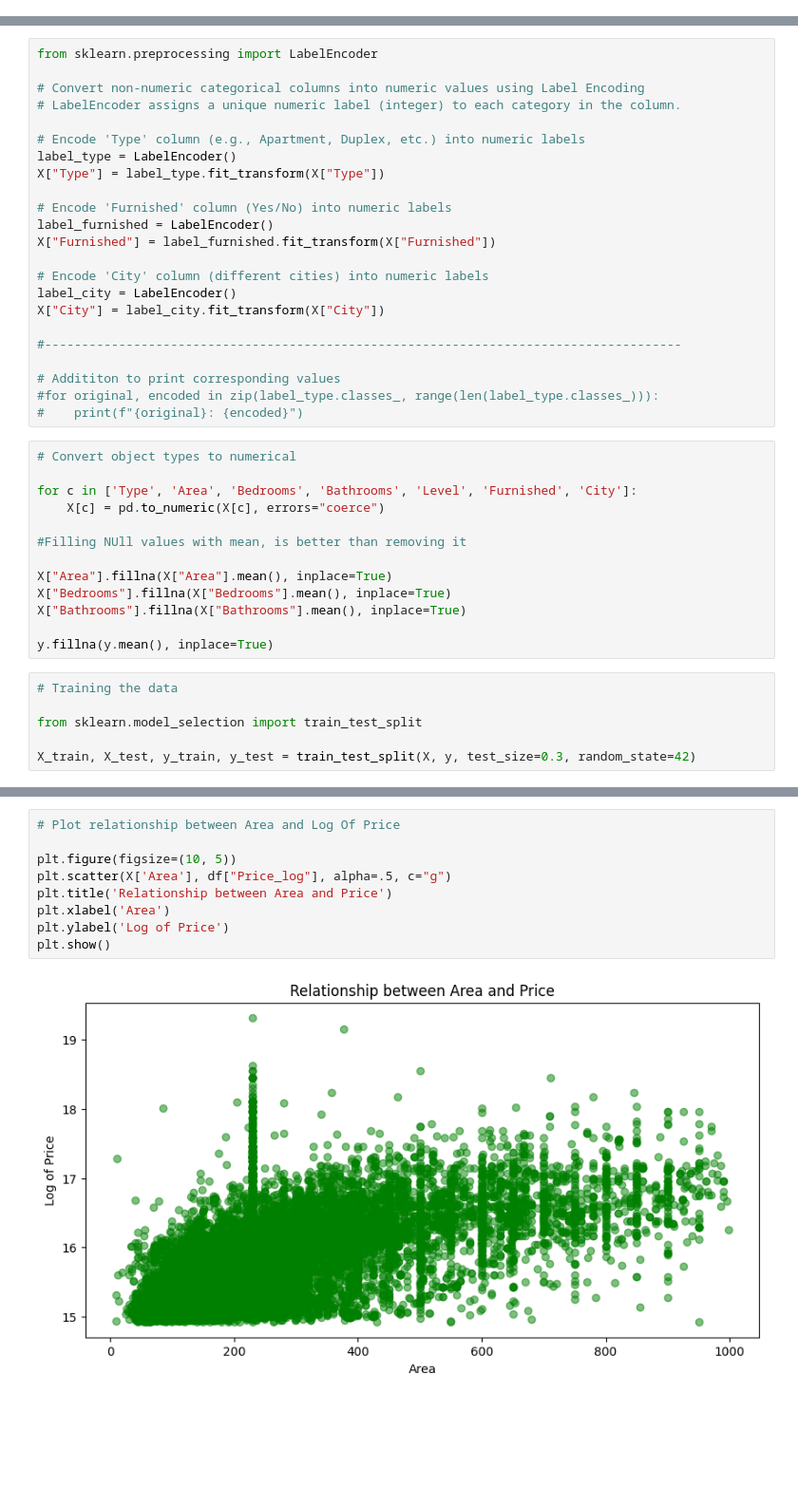
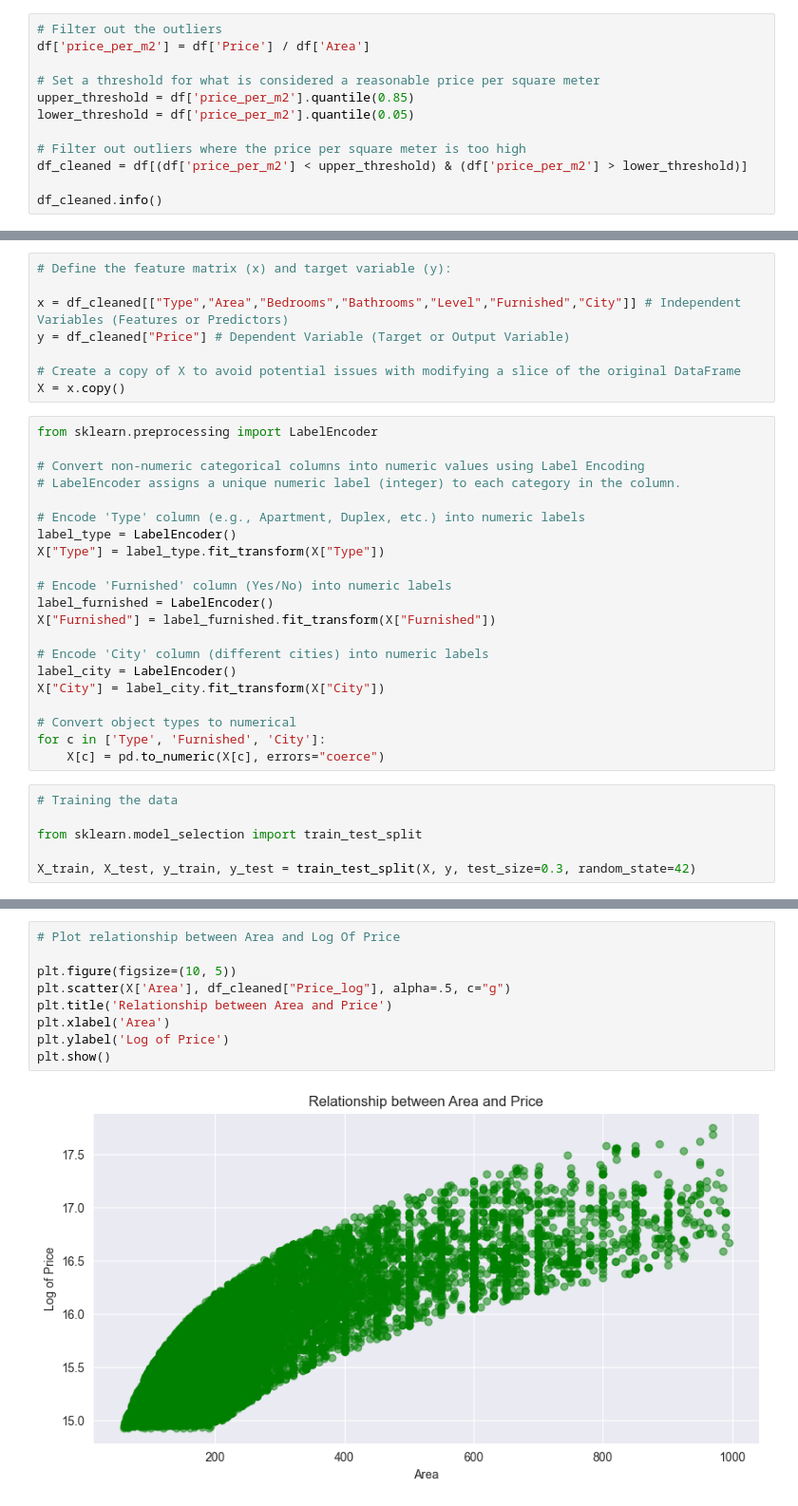
Before and after one commit to faris-agour/house-price-prediction, a Jupyter notebook: project.ipynb, the cells around one changed output, grey strips where cells are left out. Shown at 95% size. Drawn from its saved outputs; the diff is of its cells as text; blank space fills up the shorter version.

Commit message:
Fix: Handle the outlier values of the dataset

```diff
--- a/project.ipynb
+++ b/project.ipynb
@@ -67,0 +75,12 @@ X = x.copy()
+# %%
+# Filter out the outliers
+df['price_per_m2'] = df['Price'] / df['Area']
+
+# Set a threshold for what is considered a reasonable price per square meter
+upper_threshold = df['price_per_m2'].quantile(0.85)
+lower_threshold = df['price_per_m2'].quantile(0.05)
+
+# Filter out outliers where the price per square meter is too high
+df_cleaned = df[(df['price_per_m2'] < upper_threshold) & (df['price_per_m2'] > lower_threshold)]
+
+df_cleaned.info()
@@ -68,3 +105,11 @@ X = x.copy()
+# %%
+# Define the feature matrix (x) and target variable (y):
+
+x = df_cleaned[["Type","Area","Bedrooms","Bathrooms","Level","Furnished","City"]] # Independent Variables (Features or Predictors)
+y = df_cleaned["Price"] # Dependent Variable (Target or Output Variable)
+
+# Create a copy of X to avoid potential issues with modifying a slice of the original DataFrame
+X = x.copy()
 # %%
 from sklearn.preprocessing import LabelEncoder
 
@@ -83,24 +128,9 @@ X["Furnished"] = label_furnished.fit_transform(X["Furnished"])
 label_city = LabelEncoder()
 X["City"] = label_city.fit_transform(X["City"])
 
-#--------------------------------------------------------------------------------------
-
-# Addititon to print corresponding values
-#for original, encoded in zip(label_type.classes_, range(len(label_type.classes_))):
-#    print(f"{original}: {encoded}")
+# Convert object types to numerical
+for c in ['Type', 'Furnished', 'City']:
+    X[c] = pd.to_numeric(X[c], errors="coerce")
-# %%
-# Convert object types to numerical
-
-for c in ['Type', 'Area', 'Bedrooms', 'Bathrooms', 'Level', 'Furnished', 'City']:
-    X[c] = pd.to_numeric(X[c], errors="coerce")
-
-#Filling NUll values with mean, is better than removing it
-
-X["Area"].fillna(X["Area"].mean(), inplace=True)
-X["Bedrooms"].fillna(X["Bedrooms"].mean(), inplace=True)
-X["Bathrooms"].fillna(X["Bathrooms"].mean(), inplace=True)
-
-y.fillna(y.mean(), inplace=True)
 # %%
 # Training the data
 
@@ -138,14 +168,14 @@ plt.show()
 # %%
 # Plot relationship between Area and Log Of Price
 
 plt.figure(figsize=(10, 5))
-plt.scatter(X['Area'], df["Price_log"], alpha=.5, c="g")
+plt.scatter(X['Area'], df_cleaned["Price_log"], alpha=.5, c="g")
 plt.title('Relationship between Area and Price')
 plt.xlabel('Area')
 plt.ylabel('Log of Price')
 plt.show()
 # %% [output]
-[figure, old version]
+[figure, new version]
 # %%
 # Modeling the data using Linear Regression
 
```
Also changed, not shown: parts of 14 cells of this notebook.
